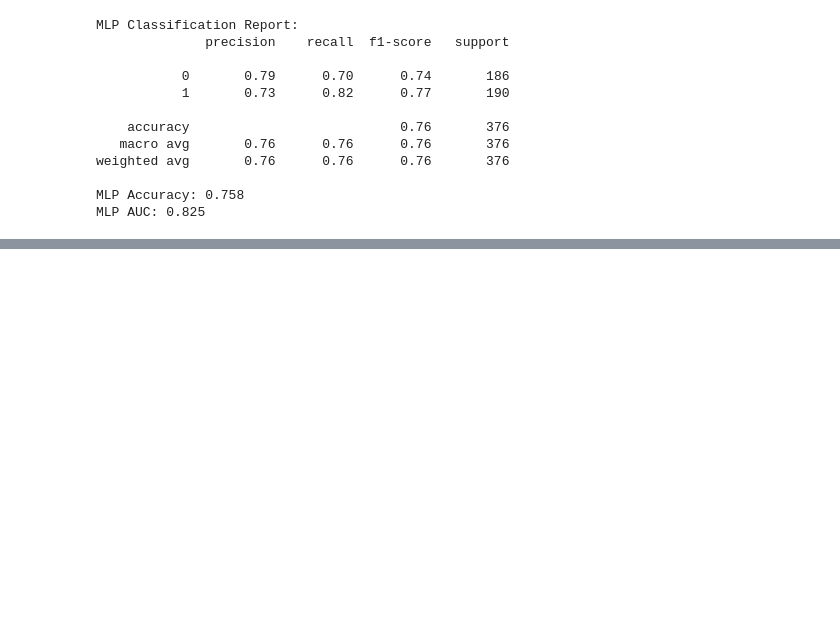
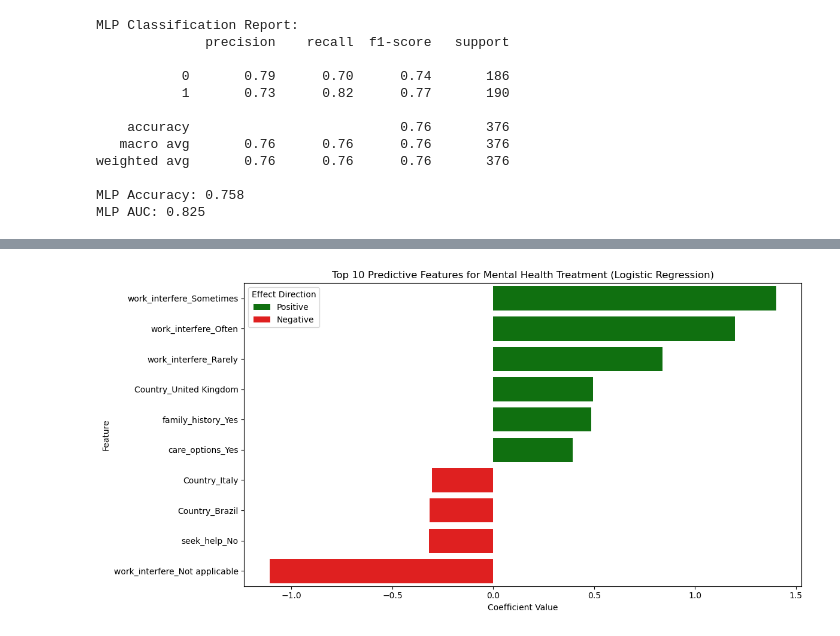
Before and after one commit to sdwyersec/Mental-Health-Treatment-Prediction, a Jupyter notebook: assignment2.ipynb, the cells around one changed output, grey strips where cells are left out. Cells and saved outputs as stored; diff of their text form; code cells hidden in the pictures; blank space fills up the shorter version.

```diff
--- a/assignment2.ipynb
+++ b/assignment2.ipynb
@@ -485,0 +571,37 @@ display(results.round(3))
+# %%
+# Extract
+feature_names = X_encoded.columns
+coefficients = pd.Series(logreg.coef_[0], index=feature_names)
+
+# Get top 10
+top_10_features = coefficients.abs().sort_values(ascending=False).head(10).index
+top_coefficients = coefficients[top_10_features]
+
+top_features_df = pd.DataFrame({
+    'Feature': top_coefficients.index,
+    'Coefficient': top_coefficients.values
+})
+
+# Direction column
+top_features_df['Direction'] = top_features_df['Coefficient'].apply(lambda x: 'Positive' if x > 0 else 'Negative')
+
+top_features_df = top_features_df.sort_values(by=['Direction', 'Coefficient'], ascending=[False, False])
+
+# Plotting
+plt.figure(figsize=(12, 6))
+sns.barplot(
+    data=top_features_df,
+    x='Coefficient',
+    y='Feature',
+    hue='Direction',
+    dodge=False,
+    palette={'Positive': 'green', 'Negative': 'red'}
+)
+plt.title("Top 10 Predictive Features for Mental Health Treatment (Logistic Regression)")
+plt.xlabel("Coefficient Value")
+plt.ylabel("Feature")
+plt.legend(title='Effect Direction')
+plt.tight_layout()
+plt.show()
+# %% [output]
+[figure, added]
```
Also changed, not shown: parts of 37 cells of this notebook.
